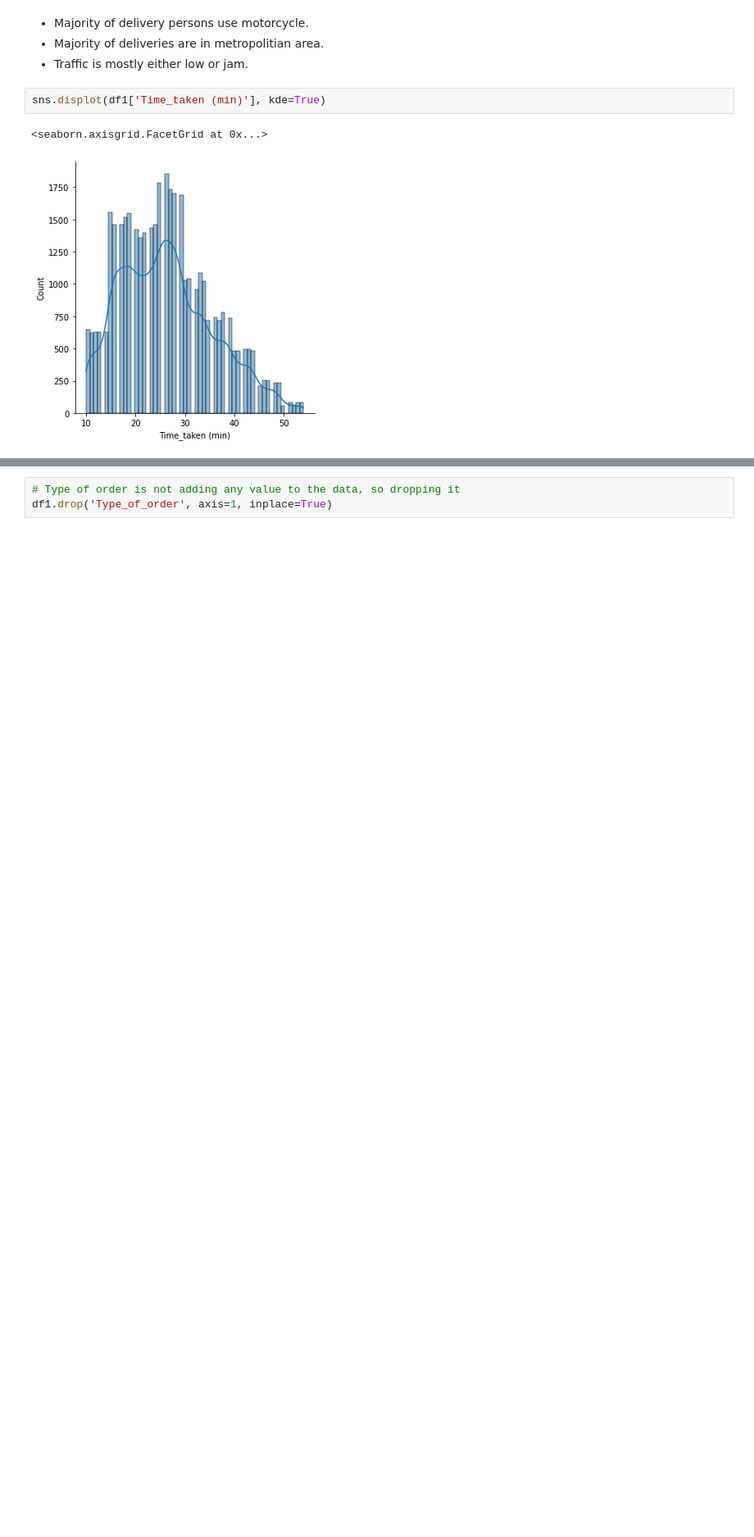
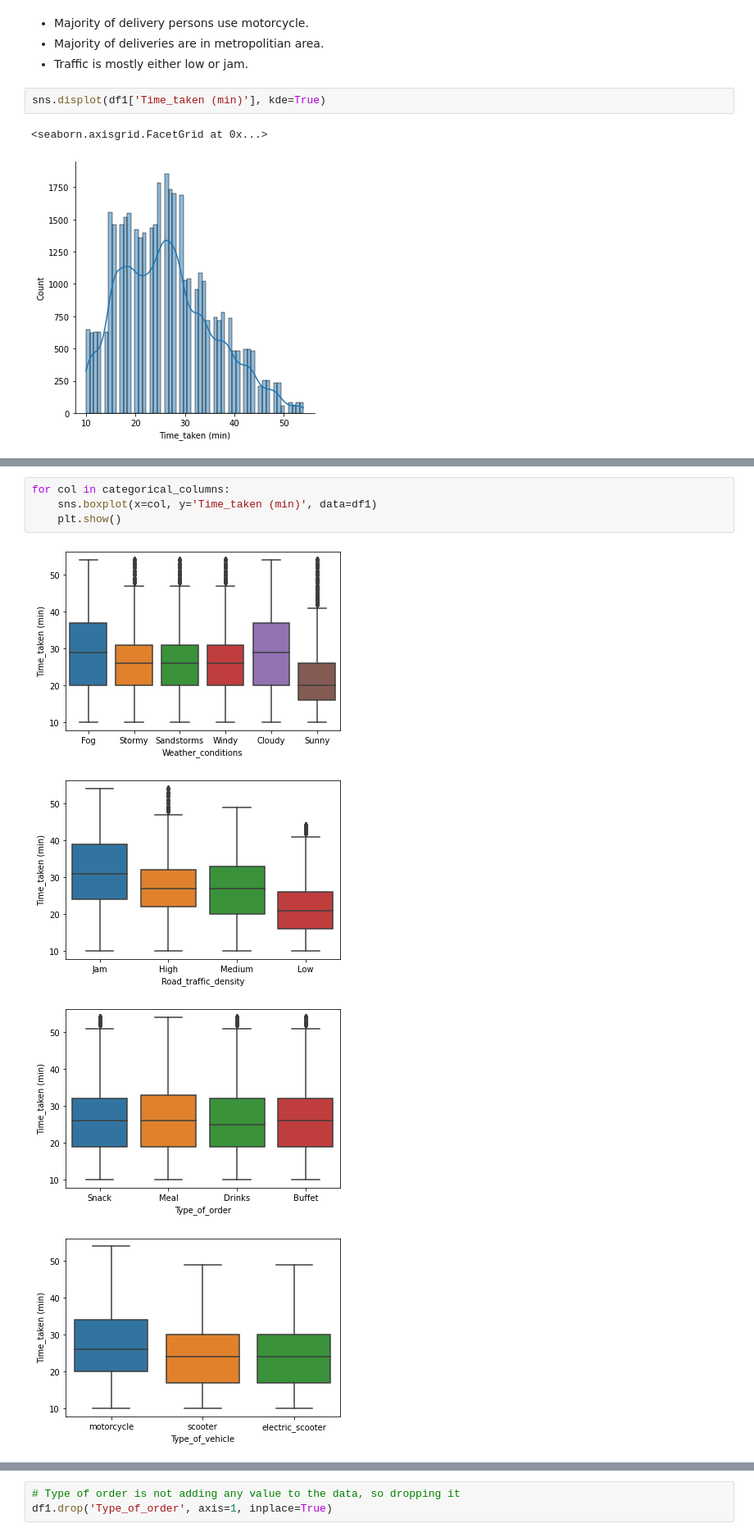
Before and after one commit to ajitk2805/zomato_delivery_time_pred, a Jupyter notebook: Notebooks/zomato_eda1.ipynb, the cells around one changed output, grey strips where cells are left out. Shown at 82% size. Saved outputs shown, nothing was run; the diff lists cells and outputs as text; blank space fills up the shorter version.

```diff
--- a/Notebooks/zomato_eda1.ipynb
+++ b/Notebooks/zomato_eda1.ipynb
@@ -377,0 +404,9 @@ sns.displot(df1['Time_taken (min)'], kde=True)
+# %%
+for col in categorical_columns:
+    sns.boxplot(x=col, y='Time_taken (min)', data=df1)
+    plt.show()
+# %% [output]
+[figure, added]
+[figure, added]
+[figure, added]
+[figure, added]
```
Also changed, not shown: parts of 8 cells of this notebook, 4 other files.
